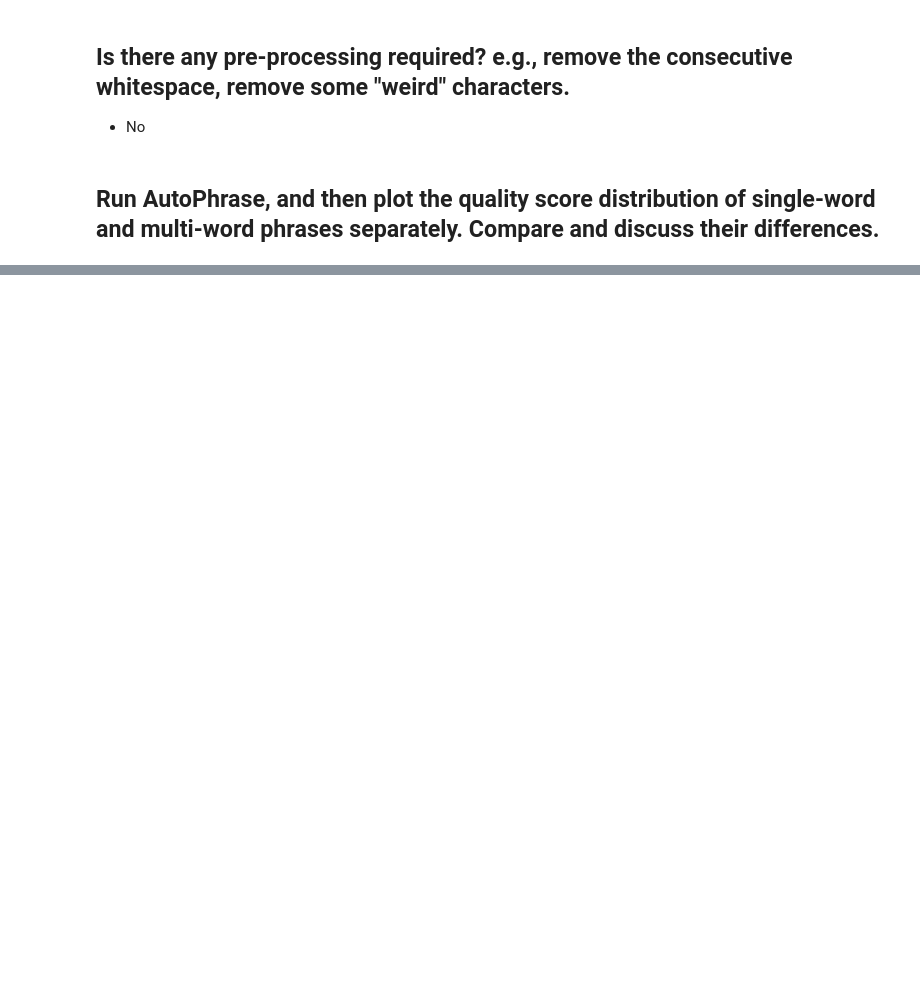
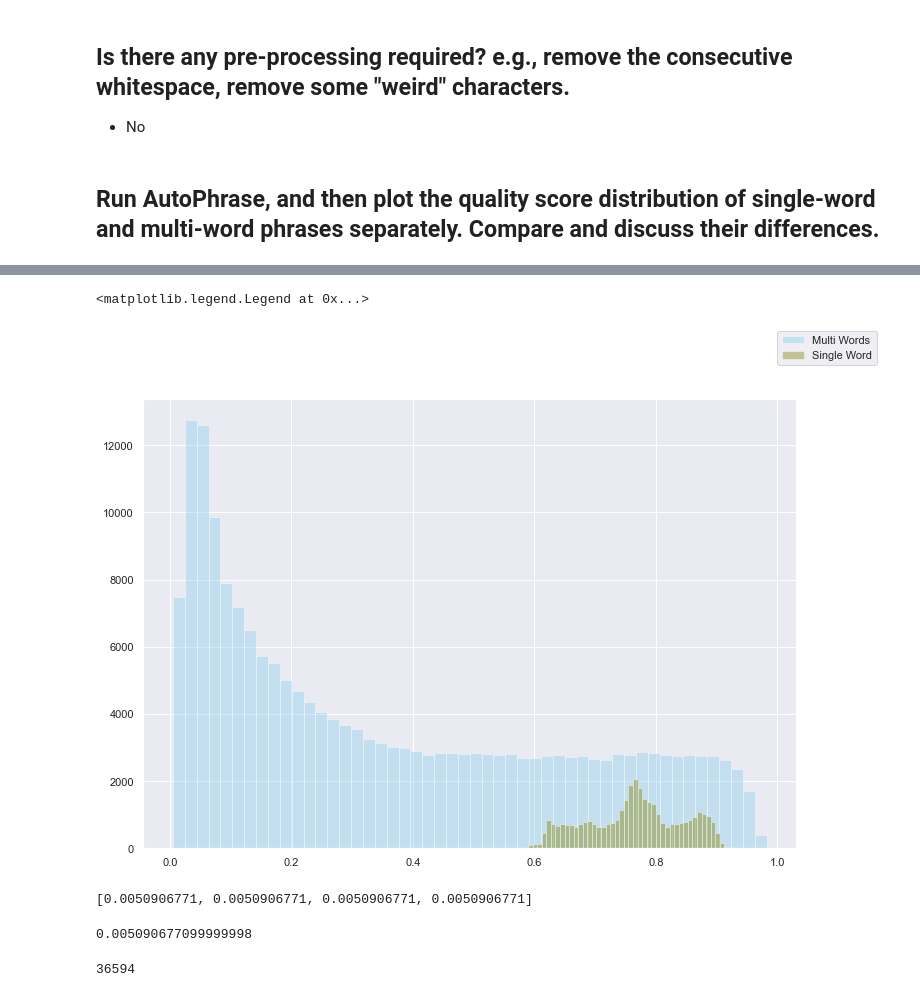
Before and after one commit to YichunRen/AutoPhrase, a Jupyter notebook: notebooks/1-joey-eda.ipynb, the cells around one changed output, grey strips where cells are left out. Drawn from its saved outputs; the diff is of its cells as text; code cells hidden in the pictures; blank space fills up the shorter version.

```diff
--- a/notebooks/1-joey-eda.ipynb
+++ b/notebooks/1-joey-eda.ipynb
@@ -189,0 +287,8 @@ len(in_frequent_tokens) / len(all_token_count)
+# %%
+fig = plt.figure(figsize=(11.7,8.27))
+sns.distplot( multi_word_scores , color="skyblue", kde = False, label = 'Multi Words')
+sns.distplot( single_word_scores , color="olive", kde = False, label = 'Single Word')
+fig.legend(labels=['Multi Words','Single Word'])
+# %% [output]
+<matplotlib.legend.Legend at 0x...>
+[figure, added]
@@ -189,0 +297,12 @@ len(in_frequent_tokens) / len(all_token_count)
+# %%
+[s for s in single_word_scores if s > 0.1]
+# %% [output]
+[0.0050906771, 0.0050906771, 0.0050906771, 0.0050906771]
+# %%
+np.mean(np.array(single_word_scores))
+# %% [output]
+0.005090677099999998
+# %%
+len(single_word_scores)
+# %% [output]
+36594
```
Also changed, not shown: parts of 27 cells of this notebook, 4 other files.
